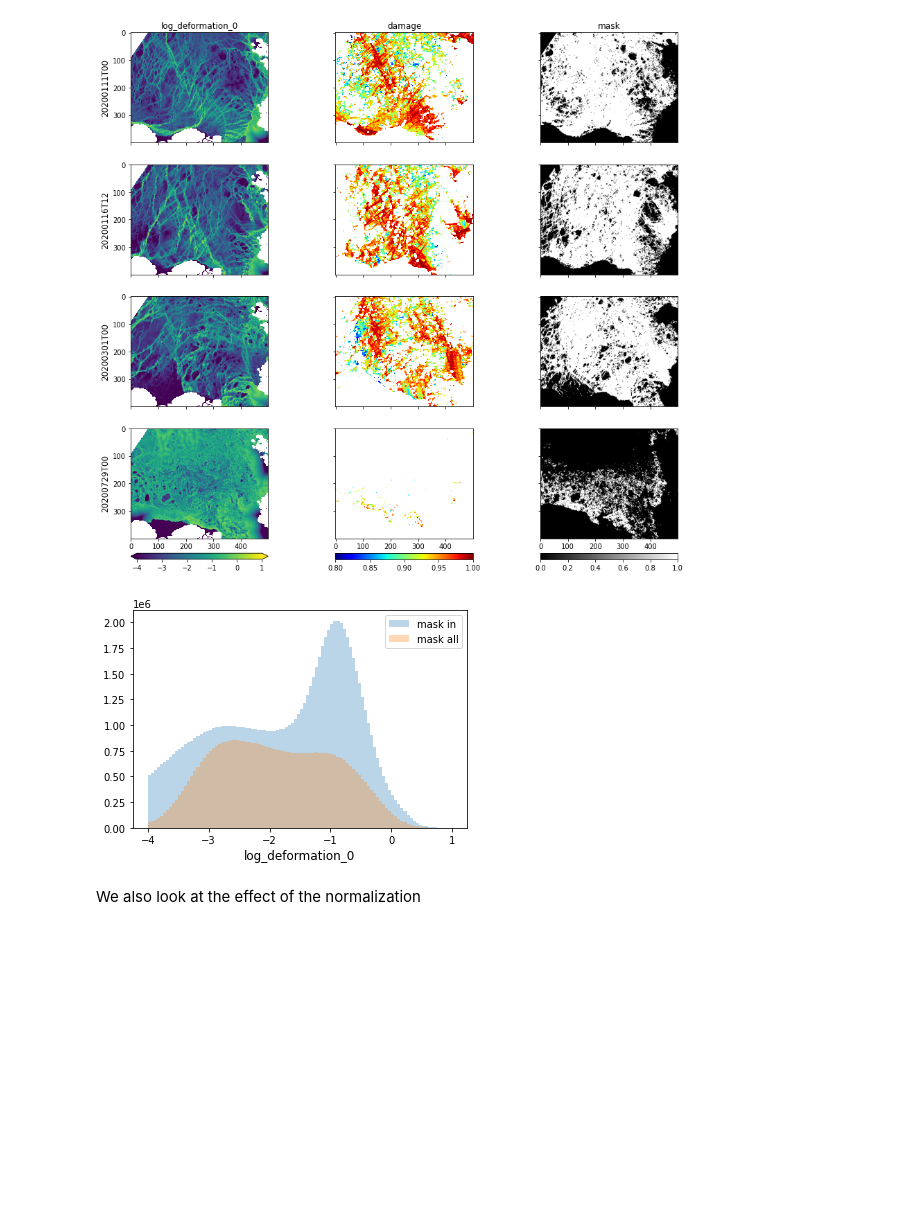
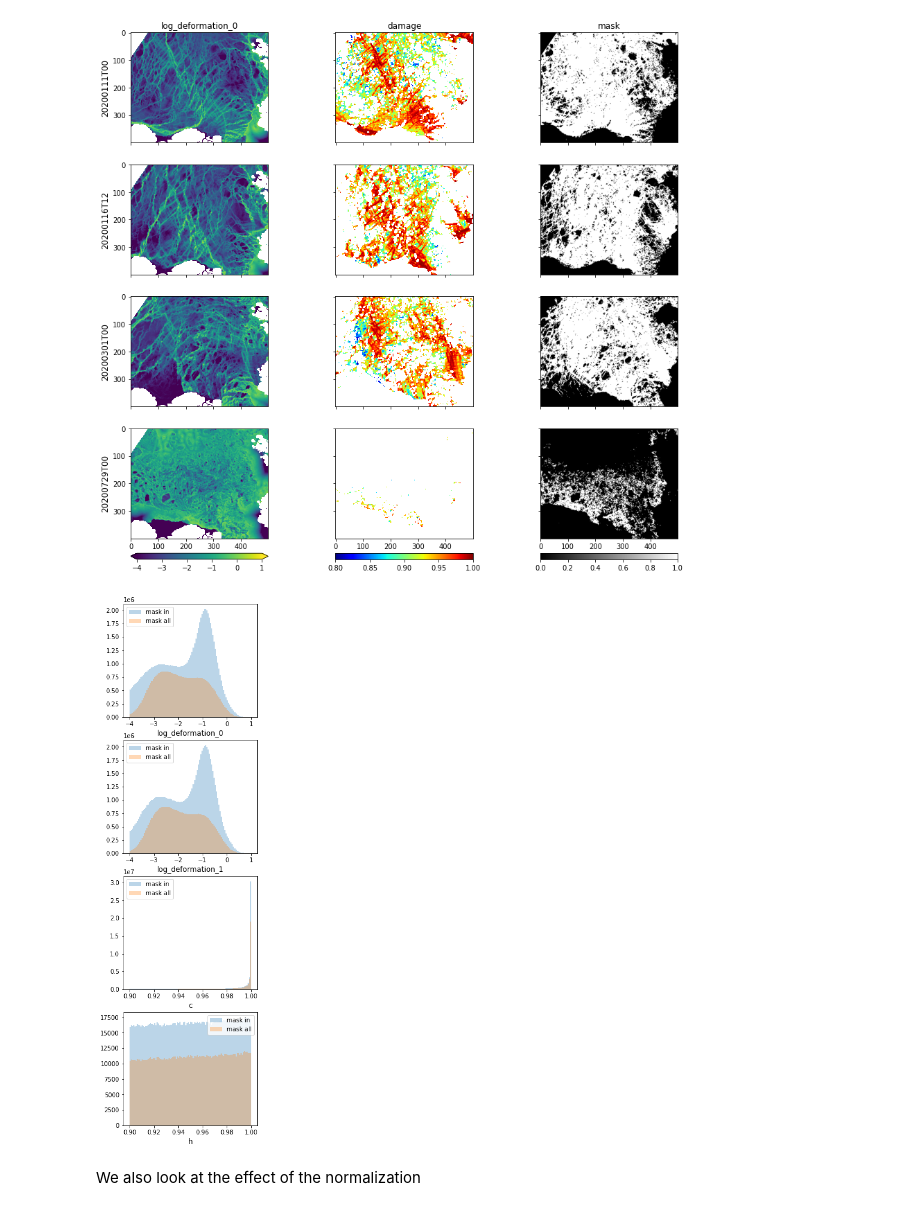
Before and after one commit to nansencenter/SID-NN, a Jupyter notebook: read-data.ipynb, the cells around one changed output. Saved outputs shown, nothing was run; the diff lists cells and outputs as text; code cells hidden in the pictures; blank space fills up the shorter version.

```diff
--- a/read-data.ipynb
+++ b/read-data.ipynb
@@ -22,7 +22,7 @@ mpl.rcParams['axes.labelsize']=mpl.rcParams['axes.titlesize']
 First, we define all the parameters of the numerical experiment
 # %%
 # Name of the experiment
-name = 'demo'
+name = '4var'
 
 # Root of all directory used
 rootdir = '/mnt/sfe-ns9602k/Julien/data'
@@ -37,7 +37,7 @@ expdir = os.path.join(rootdir, name)
 traindir = os.path.join(expdir, 'train')
 
 # Features used as predictors
-colnames = ('log_deformation_0',)
+colnames = ('log_deformation_0','log_deformation_1', 'c', 'h')
 
 # Other feture used (e.g. for masking)
 othernames = ('h',)
@@ -59,7 +59,7 @@ end_train = 400
 dsize=25
 
 # Strides when extracting the input features
-strides = 15
+strides = 20
 
 # Index of the test sample
 itest = 1
@@ -173,6 +173,9 @@ for i in tqdm(range(n)):
 
             xx = np.log10(24 * 60 * 60 * np.hypot(sample['e1_0'], sample['e2_0']))
 
+        elif c == 'log_deformation_1':
+            xx = np.log10(24 * 60 * 60 * np.hypot(sample['e1_1'], sample['e2_1']))
+
         # Other features are directly extracted from the file
         else:
             xx = sample[c]
@@ -305,21 +308,24 @@ for i in range(3):
 # %%
 bins = 100
 
 # Set the limits for the features variables
 lims = {
-    'log_deformation_0': (-4, 1)
+    'log_deformation_0': (-4, 1),
+    'log_deformation_1': (-4, 1),
+    'h':(th_sit,1),
+    'c':(0.9,1)
 }
 
-fig, ax = plt.subplots(nrows=nc, squeeze = False)
+fig, ax = plt.subplots(nrows=nc, squeeze = False,figsize=(4,4*nc))
 
 for i in range(nc):
     ax[i,0].hist(X[mask_in[...],i].ravel(), bins,  lims[colnames[i]], alpha=0.3, label='mask in')
     ax[i,0].hist(X[mask_all[...],i].ravel(), bins,  lims[colnames[i]], alpha=0.3, label='mask all')
 
     ax[i,0].set_xlabel(colnames[i])
     ax[i,0].legend()
 # %% [output]
-[figure, old version]
+[figure, new version]
 # %% [markdown]
 We also look at the effect of the normalization
 # %%
```
Also changed, not shown: parts of 14 cells of this notebook, 3 other files.
